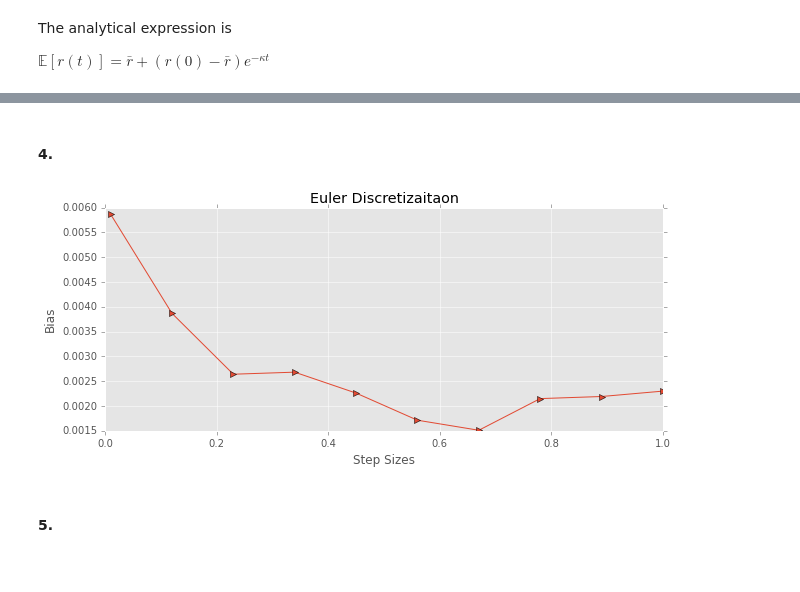
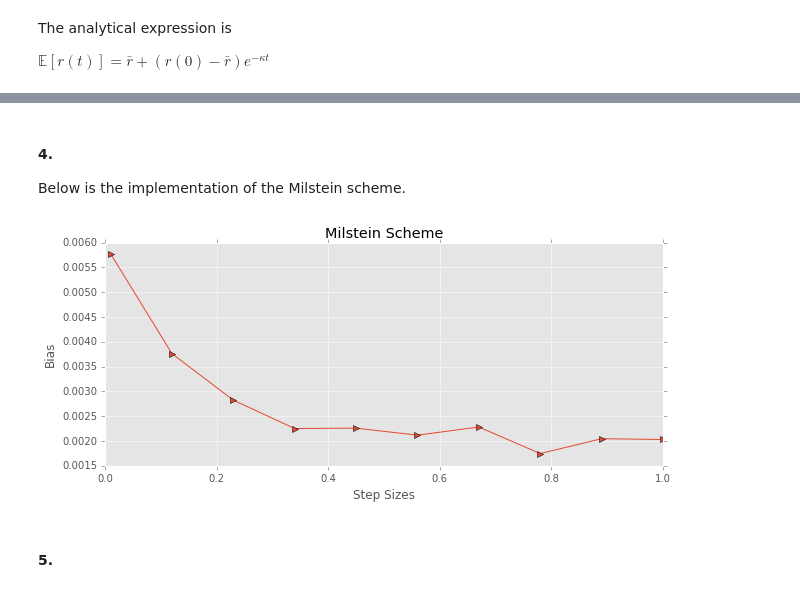
Before and after one commit to AndSoOn/Advaced_Python_In_Finance, a Jupyter notebook: lecture_8/Homework6_tmp.ipynb, the cells around one changed output, grey strips where cells are left out. Cells and saved outputs as stored; diff of their text form; code cells hidden in the pictures.

```diff
--- a/lecture_8/Homework6_tmp.ipynb
+++ b/lecture_8/Homework6_tmp.ipynb
@@ -211,14 +218,14 @@ def Euler_log(t, n, delta, r0, es):
         Y[:, i] = a
     return np.exp(Y)
 # %%
-k, r_bar, vol, r0 = 0.01, 0.03, 0.05, 0.01
+k, r_bar, vol, r0 = 0.1, 0.03, 0.05, 0.01
 step_sizes = np.linspace(1e-2, 1, 10)
 t = 10.
 n = 5000
 bias2 = np.ones(len(step_sizes))
 for i in xrange(len(step_sizes)):
     delta = step_sizes[i]
-    es = normal(size=(n, np.floor(t/delta)))
+    es = normal(size=(n, int(np.floor(t/delta))))
     ms = Euler_log(t, n, delta, r0, es)
     bias2[i] = np.abs(real - np.mean(ms[:, -1]))
 # %%
@@ -235,17 +242,18 @@ plt.show()
-# %% [markdown]
-#### 4.
-# %%
-def _init(t, n):
-    N = np.floor( t / delta )
-    M = np.zeros( (n, N) )
-    M[:,0] = r0
-    return M,N
+# %% [markdown]
+#### 4.
+Below is the implementation of the Milstein scheme.
 # %%
 def milstein(t, n, r0, delta, es, h = 0.0001):
-    def diff_prime( u ):
-        return (diffusion1( u + h/2 ) - diffusion1( u - h/2))/h
+    """
+    Modified from the author's original code git@github.com:CamDavidsonPilon/Python-Numerics.git"""
+
+    def diff_prime(u):
+        return (diffusion1(u + h/2) - diffusion1(u - h/2))/h
 
     P, N = _init(t,n)
+    N = int(np.floor(t/delta))
+    M = np.zeros((n, N))
+    M[:,0] = r0
     for i in xrange(1,int(N)):
         x = P[:, i-1]
         R = es[:, i]
@@ -258,7 +266,7 @@ def milstein(t, n, r0, delta, es, h = 0.0001):
         P[:,i] = a
     return P
 # %%
-k, r_bar, vol, r0 = 0.01, 0.03, 0.05, 0.01
+k, r_bar, vol, r0 = 0.1, 0.03, 0.05, 0.01
 step_sizes = np.linspace(1e-2, 1, 10)
 t = 10.
 n = 5000
@@ -266,20 +274,20 @@ real = r_bar + (r0 - r_bar)*np.exp(-k*t)
 bias1 = np.ones(len(step_sizes))
 for i in xrange(len(step_sizes)):
     delta = step_sizes[i]
-    es = normal(size=(n, np.floor(t/delta)))
+    es = normal(size=(n, int(np.floor(t/delta))))
     ms = milstein(t, n, r0, delta, es, h = 0.0001)
     bias1[i] = np.abs(real - np.nanmean(ms[:, -1]))
 # %%
 plt.figure(1, figsize=(10,4))
 plt.plot(step_sizes, bias1, '->')
-plt.title("Euler Discretizaitaon")
+plt.title("Milstein Scheme")
 plt.ylabel("Bias")
 #plt.ylim([0, 0.005])
 plt.xlabel("Step Sizes")
 plt.grid(True)
 plt.show()
 # %% [output]
-[figure, old version]
+[figure, new version]
 # %% [markdown]
 #### 5.
 # %%
```
Also changed, not shown: parts of 22 cells of this notebook.
